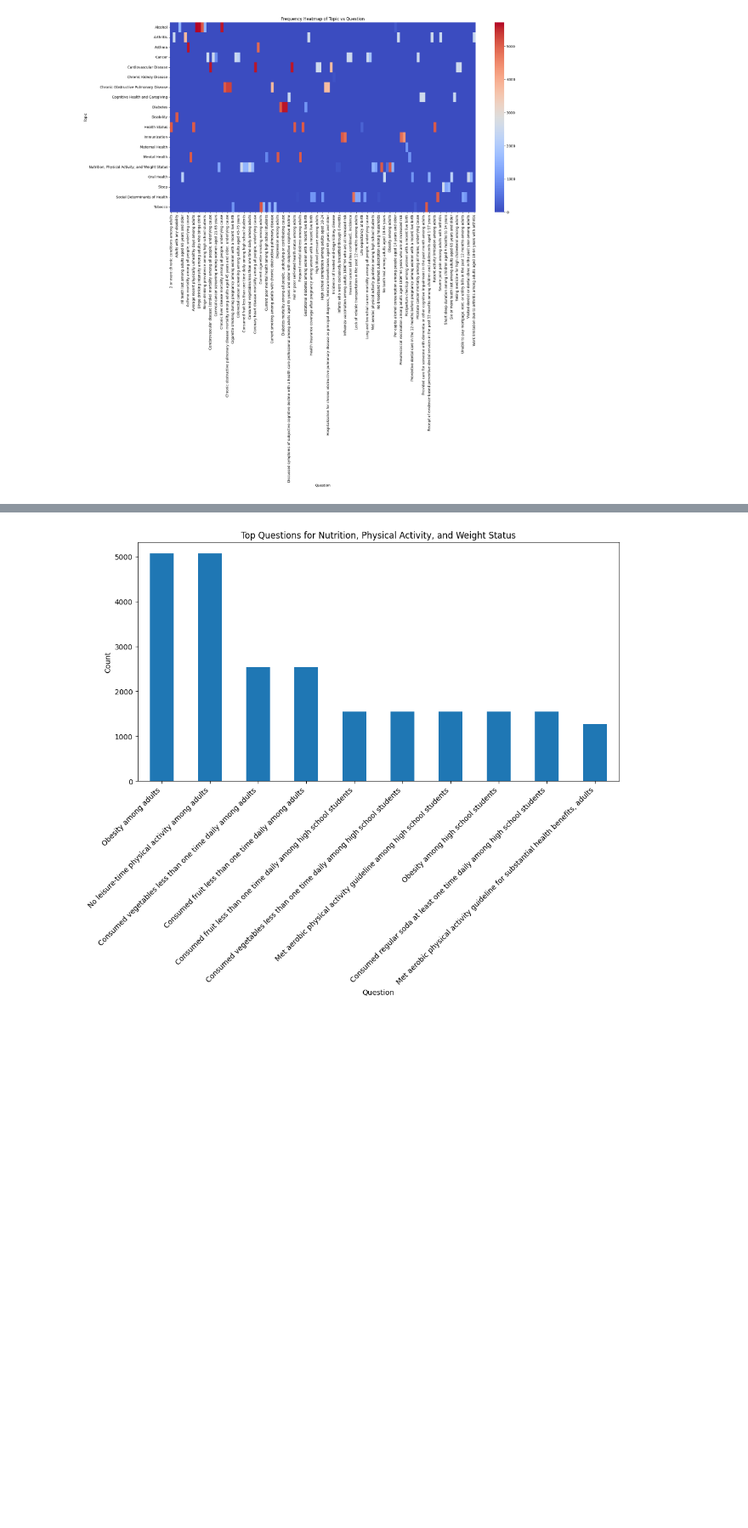
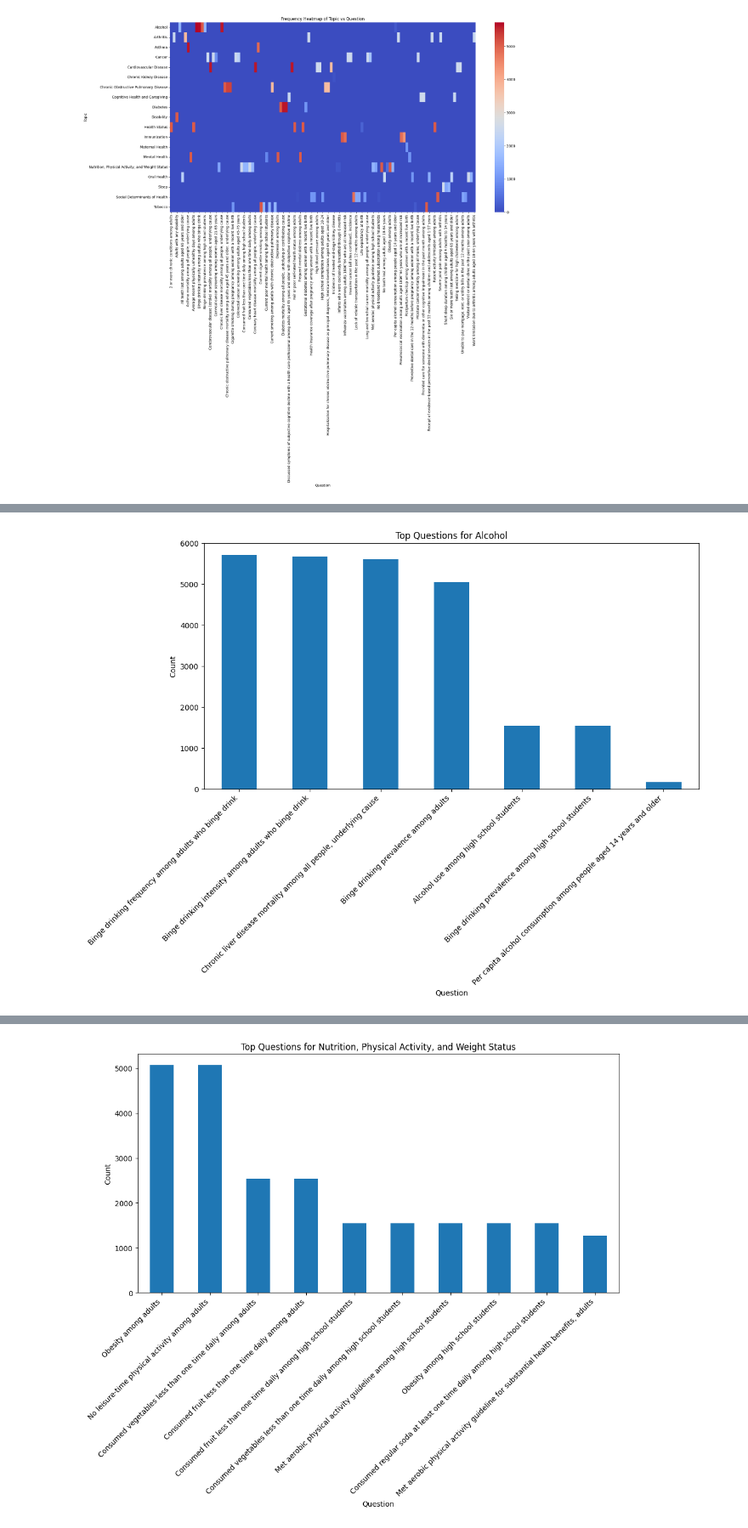
Before and after one commit to DWallace740/project3team11, a Jupyter notebook: Individual Notebooks/DW_cdc_analysis.ipynb, the cells around one changed output, grey strips where cells are left out. Shown at 85% size. Cells and saved outputs as stored; diff of their text form; code cells hidden in the pictures; blank space fills up the shorter version.

```diff
--- a/Individual Notebooks/DW_cdc_analysis.ipynb
+++ b/Individual Notebooks/DW_cdc_analysis.ipynb
@@ -168,0 +228,17 @@ plt.show()
+# %%
+# Filter for a specific topic
+specific_topic = "Alcohol"
+filtered_df = data[data['Topic'] == specific_topic]
+
+# Count questions
+question_counts = filtered_df['Question'].value_counts()
+
+# Plot
+question_counts.head(10).plot(kind='bar', figsize=(12, 6))
+plt.title(f"Top Questions for {specific_topic}")
+plt.xlabel("Question")
+plt.ylabel("Count")
+plt.xticks(rotation=45, ha='right')
+plt.show()
+# %% [output]
+[figure, added]
```
Also changed, not shown: parts of 22 cells of this notebook, 3 other files.
